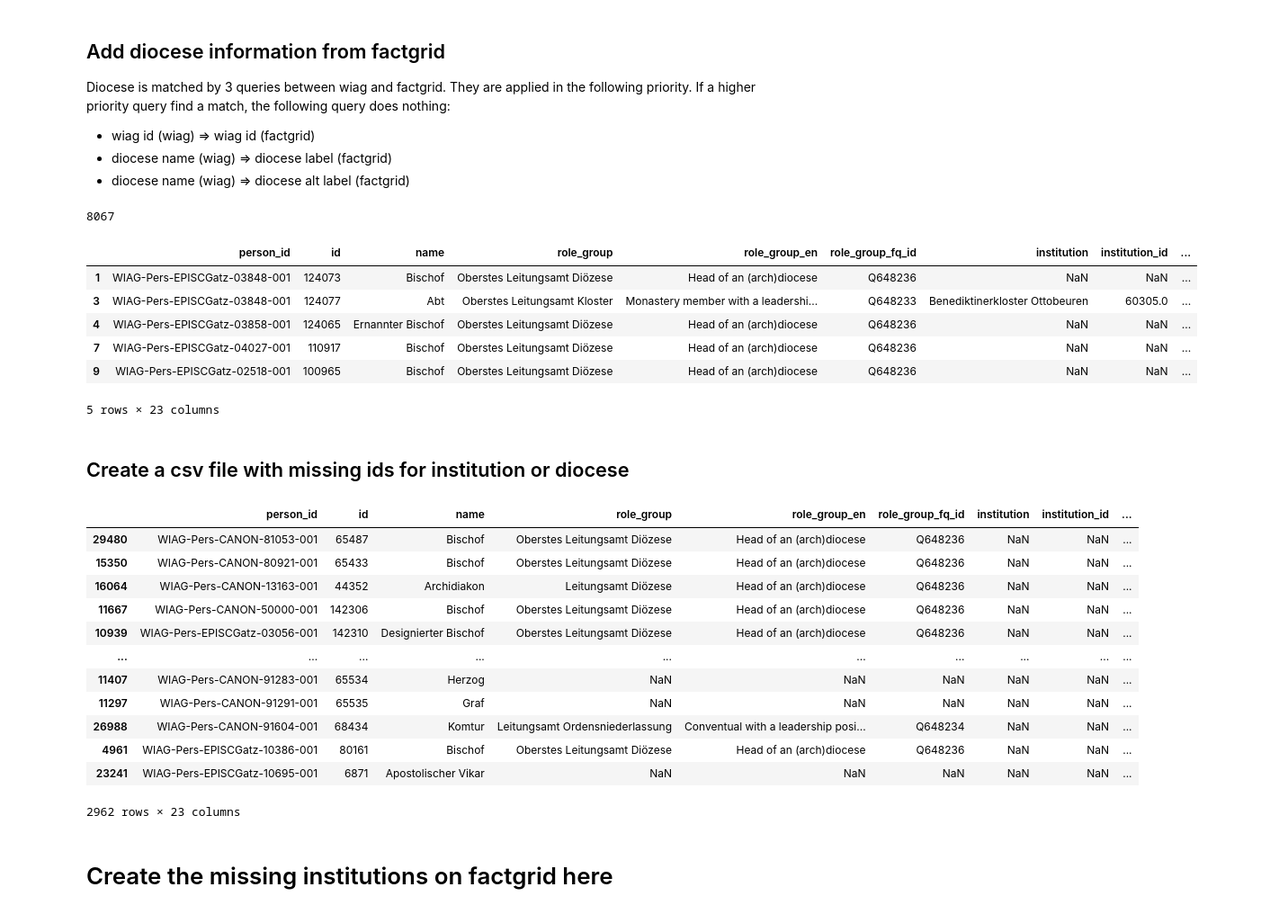
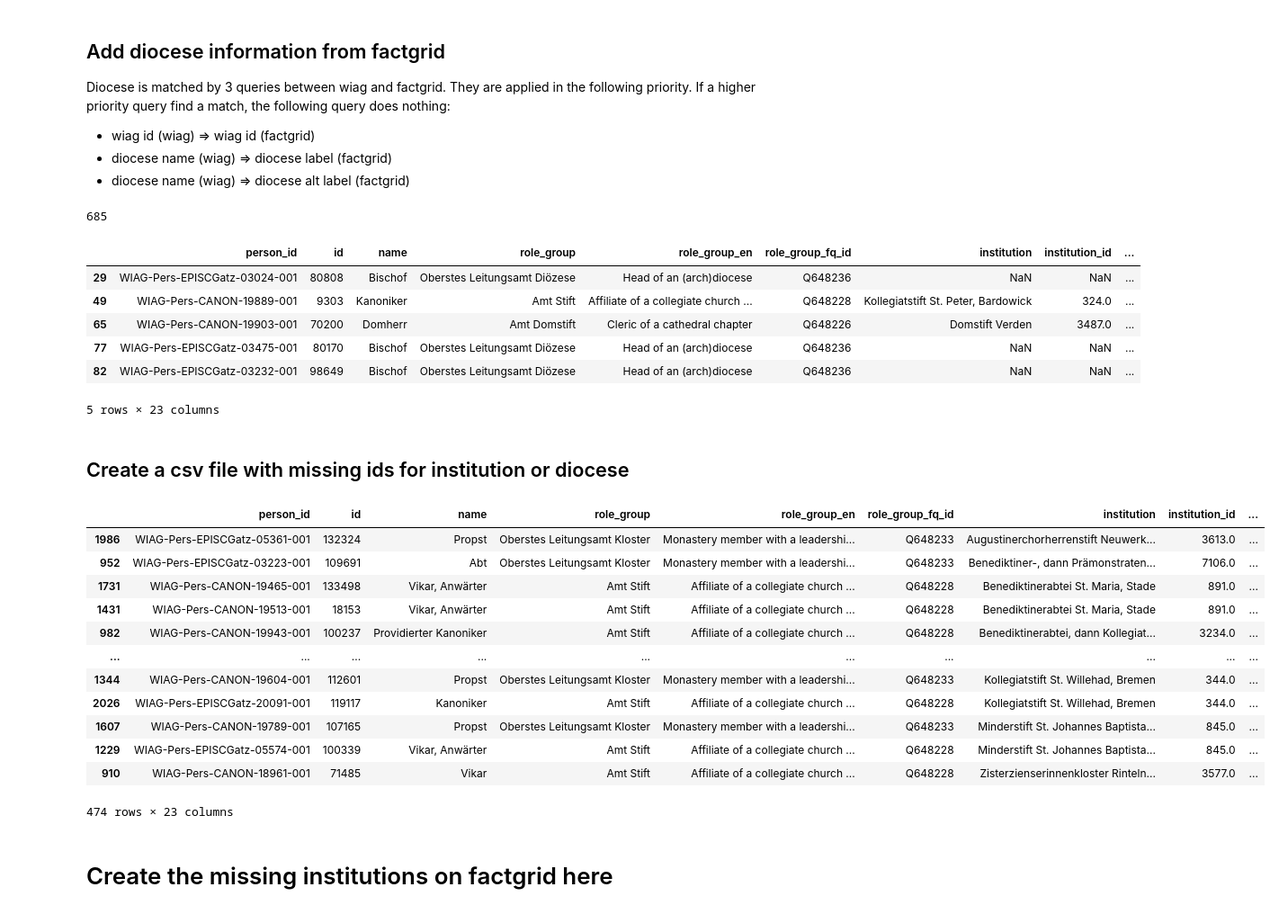
Before and after one commit to WIAG-ADW-GOE/WIAGweb2, a Jupyter notebook: notebooks/wiag_to_factgrid.ipynb, the cells around one changed output. Shown at 90% size. Saved outputs shown, nothing was run; the diff lists cells and outputs as text; code cells hidden in the pictures.

```diff
--- a/notebooks/wiag_to_factgrid.ipynb
+++ b/notebooks/wiag_to_factgrid.ipynb
@@ -14,7 +14,7 @@ from datetime import datetime, timedelta
 import math
 import traceback
 # %%
-input_path = "C:\\Users\\khan32\\Documents\\factgrid_py"
+input_path = "C:\\Users\\khan32\\Documents\\factgrid_py\\test"
 # input_path = "."
 # %%
 output_path = input_path
@@ -43,7 +46,7 @@ len(wiag_roles_df)
 ### Download data from wiag
 https://wiag-vokabulare.uni-goettingen.de/query/can
 # %%
-input_file = f"WIAG-Domherren-DB-Ämter_2024-05-22.csv"
+input_file = f"WIAG-Domherren-DB-Ämter_2024-06-10.csv"
 input_path_file = os.path.join(input_path, input_file)
 role_all_df = pd.read_csv(input_path_file, sep=';')
 len(role_all_df)
@@ -361,13 +358,13 @@ dioc_joined_df = join_dioceses(missing_institution_on_factgrid_df)
 print(len(dioc_joined_df))
 dioc_joined_df.head()
 # %% [output]
-8067
+685
 |  | person_id | id | name | role_group | role_group_en | role_group_fq_id | institution | institution_id | ... |
-| 1 | WIAG-Pers-EPISCGatz-03848-001 | 124073 | Bischof | Oberstes Leitungsamt Diözese | Head of an (arch)diocese | Q648236 | NaN | NaN | ... |
-| 3 | WIAG-Pers-EPISCGatz-03848-001 | 124077 | Abt | Oberstes Leitungsamt Kloster | Monastery member with a leadershi... | Q648233 | Benediktinerkloster Ottobeuren | 60305.0 | ... |
-| 4 | WIAG-Pers-EPISCGatz-03858-001 | 124065 | Ernannter Bischof | Oberstes Leitungsamt Diözese | Head of an (arch)diocese | Q648236 | NaN | NaN | ... |
-| 7 | WIAG-Pers-EPISCGatz-04027-001 | 110917 | Bischof | Oberstes Leitungsamt Diözese | Head of an (arch)diocese | Q648236 | NaN | NaN | ... |
-| 9 | WIAG-Pers-EPISCGatz-02518-001 | 100965 | Bischof | Oberstes Leitungsamt Diözese | Head of an (arch)diocese | Q648236 | NaN | NaN | ... |
+| 29 | WIAG-Pers-EPISCGatz-03024-001 | 80808 | Bischof | Oberstes Leitungsamt Diözese | Head of an (arch)diocese | Q648236 | NaN | NaN | ... |
+| 49 | WIAG-Pers-CANON-19889-001 | 9303 | Kanoniker | Amt Stift | Affiliate of a collegiate church ... | Q648228 | Kollegiatstift St. Peter, Bardowick | 324.0 | ... |
+| 65 | WIAG-Pers-CANON-19903-001 | 70200 | Domherr | Amt Domstift | Cleric of a cathedral chapter | Q648226 | Domstift Verden | 3487.0 | ... |
+| 77 | WIAG-Pers-EPISCGatz-03475-001 | 80170 | Bischof | Oberstes Leitungsamt Diözese | Head of an (arch)diocese | Q648236 | NaN | NaN | ... |
+| 82 | WIAG-Pers-EPISCGatz-03232-001 | 98649 | Bischof | Oberstes Leitungsamt Diözese | Head of an (arch)diocese | Q648236 | NaN | NaN | ... |
 5 rows × 23 columns
 # %%
 missing_institution_diocese_on_factgrid_df = dioc_joined_df[dioc_joined_df['fg_diocese_id'].isna()]
@@ -380,28 +377,28 @@ missing_institution_diocese_on_factgrid_df = dioc_joined_df[dioc_joined_df['fg_d
 # %%
 # null_entries = missing_institution_diocese_on_factgrid_df[missing_institution_diocese_on_factgrid_df['institution_id'].isnull()][missing_institution_diocese_on_factgrid_df['diocese_id'].isnull()]
 null_entries = missing_institution_diocese_on_factgrid_df[missing_institution_diocese_on_factgrid_df['role_group'] != 'Kardinal'].sort_values('person_id')
 null_entries = null_entries[null_entries['role_group'] != 'Kurienamt']
 null_entries = null_entries[null_entries['role_group'] != 'Papst']
 null_entries = null_entries.sort_values(['diocese', 'institution'])
 
 # remove pr entries. why? TODO: ask barbara for confirmation
 # null_entries = null_entries[null_entries.person_id.str.contains('[0-7][0-9]{4}-[0-9]{3}$', regex=True)]
-null_entries[null_entries.columns[:-7]].to_csv(f'missing_amter-{today_string}.csv', sep=';')
+null_entries[null_entries.columns[:-7]].to_csv(os.path.join(output_path, f'missing_amter-{today_string}.csv'), sep=';')
 null_entries
 # %% [output]
 |  | person_id | id | name | role_group | role_group_en | role_group_fq_id | institution | institution_id | ... |
-| 29480 | WIAG-Pers-CANON-81053-001 | 65487 | Bischof | Oberstes Leitungsamt Diözese | Head of an (arch)diocese | Q648236 | NaN | NaN | ... |
-| 15350 | WIAG-Pers-CANON-80921-001 | 65433 | Bischof | Oberstes Leitungsamt Diözese | Head of an (arch)diocese | Q648236 | NaN | NaN | ... |
-| 16064 | WIAG-Pers-CANON-13163-001 | 44352 | Archidiakon | Leitungsamt Diözese | Head of an (arch)diocese | Q648236 | NaN | NaN | ... |
-| 11667 | WIAG-Pers-CANON-50000-001 | 142306 | Bischof | Oberstes Leitungsamt Diözese | Head of an (arch)diocese | Q648236 | NaN | NaN | ... |
-| 10939 | WIAG-Pers-EPISCGatz-03056-001 | 142310 | Designierter Bischof | Oberstes Leitungsamt Diözese | Head of an (arch)diocese | Q648236 | NaN | NaN | ... |
+| 1986 | WIAG-Pers-EPISCGatz-05361-001 | 132324 | Propst | Oberstes Leitungsamt Kloster | Monastery member with a leadershi... | Q648233 | Augustinerchorherrenstift Neuwerk... | 3613.0 | ... |
+| 952 | WIAG-Pers-EPISCGatz-03223-001 | 109691 | Abt | Oberstes Leitungsamt Kloster | Monastery member with a leadershi... | Q648233 | Benediktiner-, dann Prämonstraten... | 7106.0 | ... |
+| 1731 | WIAG-Pers-CANON-19465-001 | 133498 | Vikar, Anwärter | Amt Stift | Affiliate of a collegiate church ... | Q648228 | Benediktinerabtei St. Maria, Stade | 891.0 | ... |
+| 1431 | WIAG-Pers-CANON-19513-001 | 18153 | Vikar, Anwärter | Amt Stift | Affiliate of a collegiate church ... | Q648228 | Benediktinerabtei St. Maria, Stade | 891.0 | ... |
+| 982 | WIAG-Pers-CANON-19943-001 | 100237 | Providierter Kanoniker | Amt Stift | Affiliate of a collegiate church ... | Q648228 | Benediktinerabtei, dann Kollegiat... | 3234.0 | ... |
 | ... | ... | ... | ... | ... | ... | ... | ... | ... | ... |
-| 11407 | WIAG-Pers-CANON-91283-001 | 65534 | Herzog | NaN | NaN | NaN | NaN | NaN | ... |
-| 11297 | WIAG-Pers-CANON-91291-001 | 65535 | Graf | NaN | NaN | NaN | NaN | NaN | ... |
-| 26988 | WIAG-Pers-CANON-91604-001 | 68434 | Komtur | Leitungsamt Ordensniederlassung | Conventual with a leadership posi... | Q648234 | NaN | NaN | ... |
-| 4961 | WIAG-Pers-EPISCGatz-10386-001 | 80161 | Bischof | Oberstes Leitungsamt Diözese | Head of an (arch)diocese | Q648236 | NaN | NaN | ... |
-| 23241 | WIAG-Pers-EPISCGatz-10695-001 | 6871 | Apostolischer Vikar | NaN | NaN | NaN | NaN | NaN | ... |
+| 1344 | WIAG-Pers-CANON-19604-001 | 112601 | Propst | Oberstes Leitungsamt Kloster | Monastery member with a leadershi... | Q648233 | Kollegiatstift St. Willehad, Bremen | 344.0 | ... |
+| 2026 | WIAG-Pers-EPISCGatz-20091-001 | 119117 | Kanoniker | Amt Stift | Affiliate of a collegiate church ... | Q648228 | Kollegiatstift St. Willehad, Bremen | 344.0 | ... |
+| 1607 | WIAG-Pers-CANON-19789-001 | 107165 | Propst | Oberstes Leitungsamt Kloster | Monastery member with a leadershi... | Q648233 | Minderstift St. Johannes Baptista... | 845.0 | ... |
+| 1229 | WIAG-Pers-EPISCGatz-05574-001 | 100339 | Vikar, Anwärter | Amt Stift | Affiliate of a collegiate church ... | Q648228 | Minderstift St. Johannes Baptista... | 845.0 | ... |
+| 910 | WIAG-Pers-CANON-18961-001 | 71485 | Vikar | Amt Stift | Affiliate of a collegiate church ... | Q648228 | Zisterzienserinnenkloster Rinteln... | 3577.0 | ... |
-2962 rows × 23 columns
+474 rows × 23 columns
 # %% [markdown]
 # Create the missing institutions on factgrid here
 # %%
```
Also changed, not shown: parts of 30 cells of this notebook.
